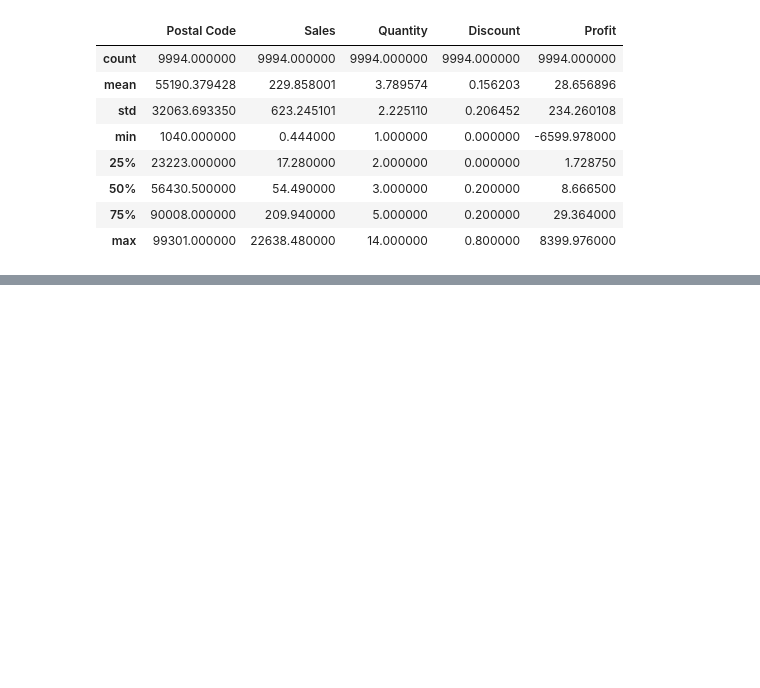
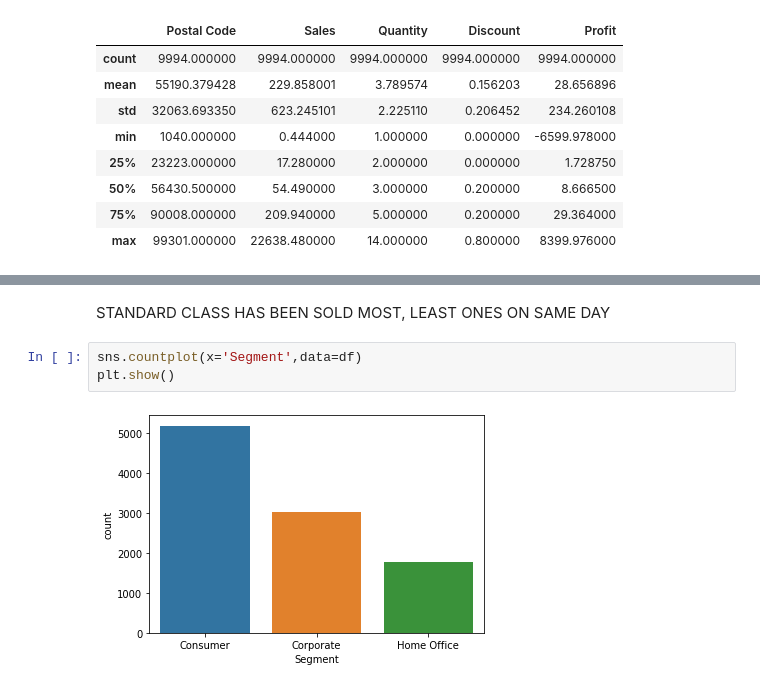
Before and after one commit to Ashutoshcs40all/GRIP, a Jupyter notebook: Task3.ipynb, the cells around one changed output, grey strips where cells are left out. Saved outputs shown, nothing was run; the diff lists cells and outputs as text; blank space fills up the shorter version.

```diff
--- a/Task3.ipynb
+++ b/Task3.ipynb
@@ -64,0 +184,7 @@ df.describe()
+# %% [markdown]
+STANDARD CLASS HAS BEEN SOLD MOST, LEAST ONES ON SAME DAY
+# %%
+sns.countplot(x='Segment',data=df)
+plt.show()
+# %% [output]
+[figure, added]
```
Also changed, not shown: parts of 74 cells of this notebook, 4 other files.
